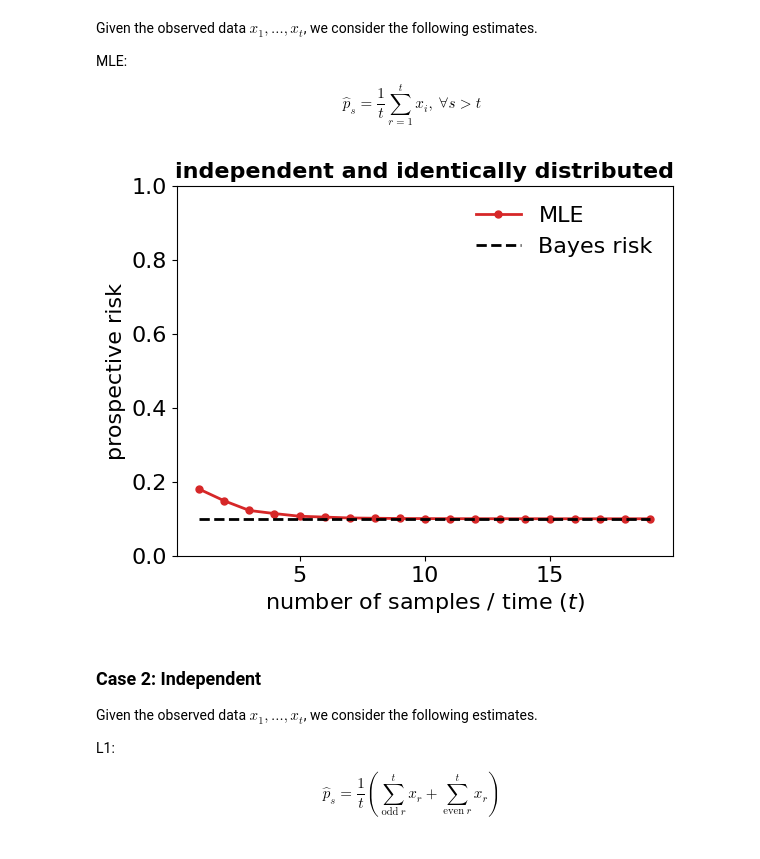
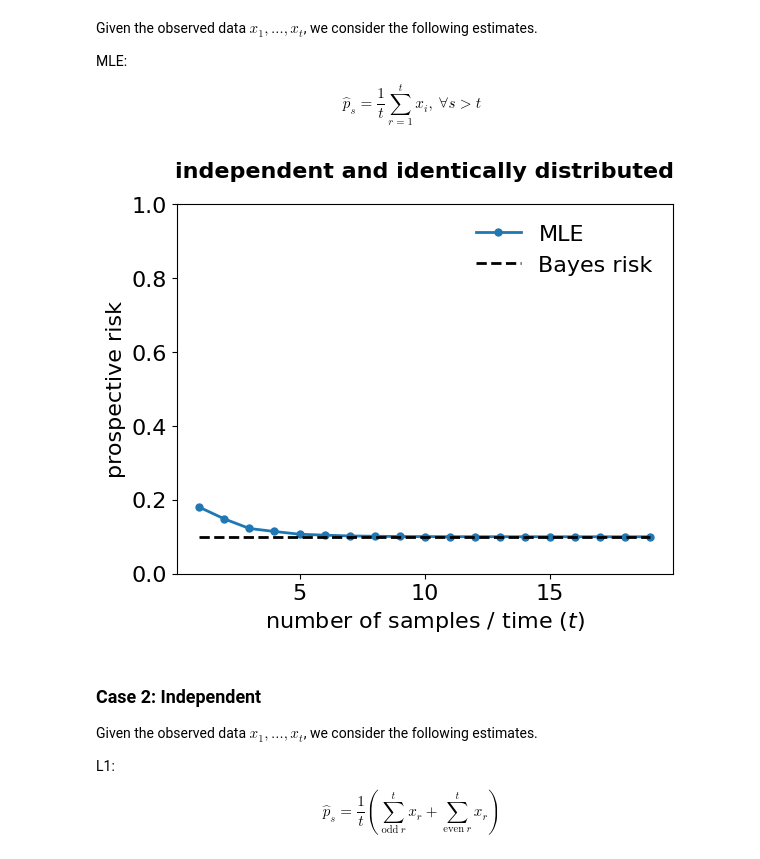
Before and after one commit to YuxinB/ProL, a Jupyter notebook: notebooks/6-four-cases-of-PL.ipynb, the cells around one changed output. Saved outputs shown, nothing was run; the diff lists cells and outputs as text; code cells hidden in the pictures.

```diff
--- a/notebooks/6-four-cases-of-PL.ipynb
+++ b/notebooks/6-four-cases-of-PL.ipynb
@@ -76,13 +76,13 @@ for t in t_list:
 # %%
 fig, ax = plt.subplots()
 color = sns.color_palette("tab10")[3]
-ax.plot(t_list, risk, label='MLE', color=color, marker='o', ms=5, lw=2)
+ax.plot(t_list, risk, label='MLE', marker='o', ms=5, lw=2)
 ax.plot(t_list, (1-p)*np.ones((len(t_list),)), label='Bayes risk', color='k', ls='dashed', lw=2)
 ax.legend(frameon=False)
 ax.set_ylabel('prospective risk')
 ax.set_xlabel(r'number of samples / time ($t$)')
-ax.set_title('independent and identically distributed', fontsize=16, fontweight='bold')
+ax.set_title('independent and identically distributed', fontsize=16, fontweight='bold', y=1.05)
 ax.set_ylim([0, 1])
 plt.show()
 # %% [output]
-[figure, old version]
+[figure, new version]
```
Also changed, not shown: parts of 10 cells of this notebook, 3 other files.
